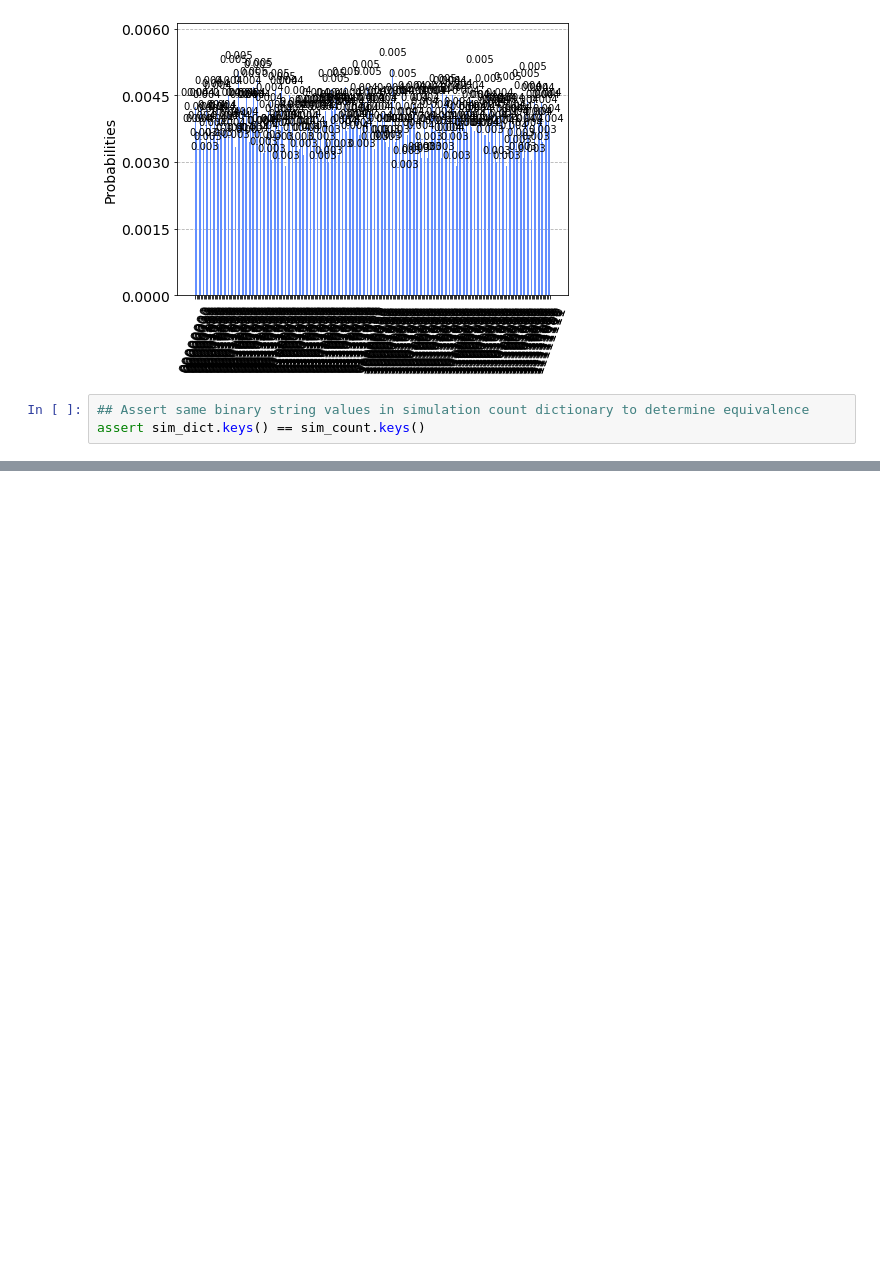
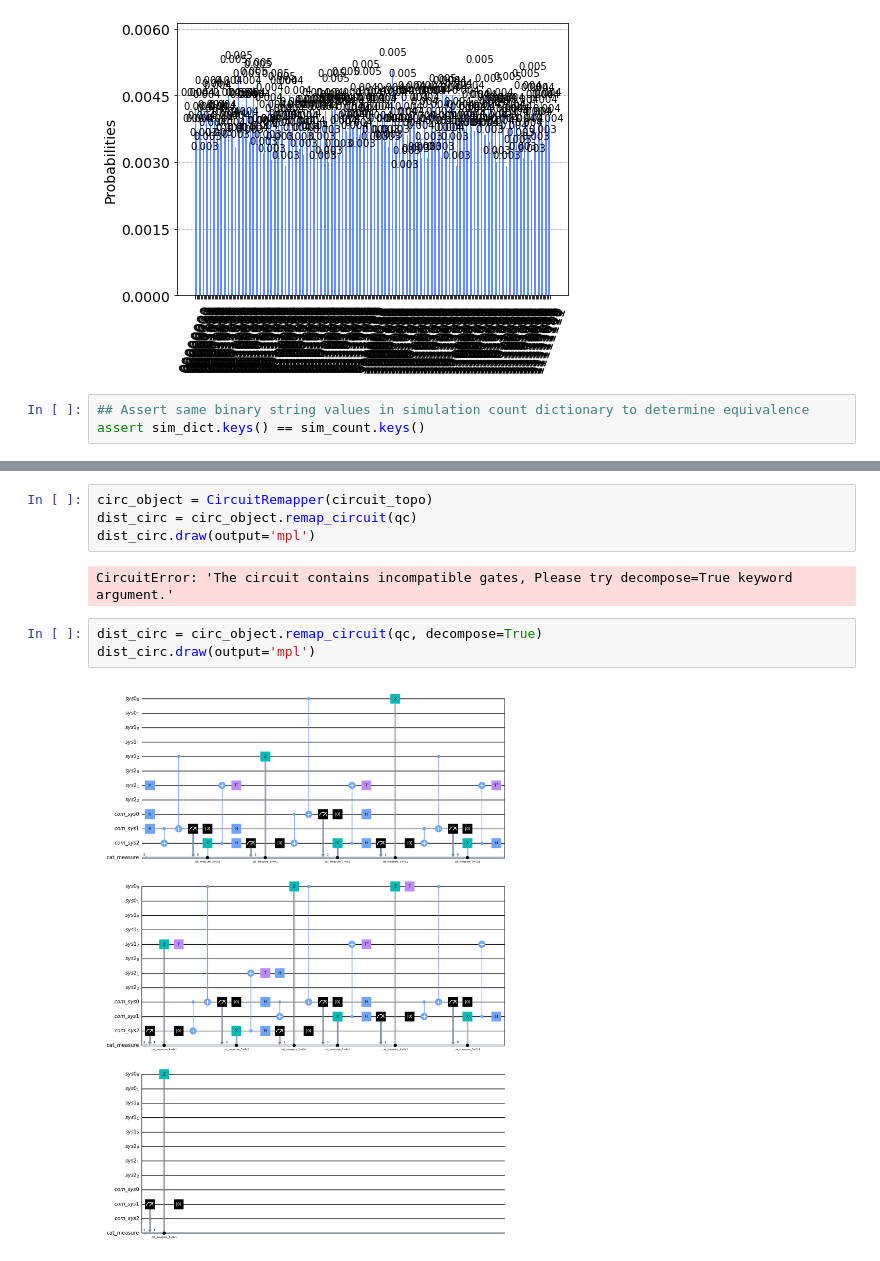
Before and after one commit to Interlin-q/diskit, a Jupyter notebook: distributed_qiskit/LayerByLayer.ipynb, the cells around one changed output, grey strips where cells are left out. Cells and saved outputs as stored; diff of their text form; blank space fills up the shorter version.

```diff
--- a/distributed_qiskit/LayerByLayer.ipynb
+++ b/distributed_qiskit/LayerByLayer.ipynb
@@ -342,0 +412,11 @@ assert sim_dict.keys() == sim_count.keys()
+# %%
+circ_object = CircuitRemapper(circuit_topo)
+dist_circ = circ_object.remap_circuit(qc)
+dist_circ.draw(output='mpl')
+# %% [output]
+CircuitError: 'The circuit contains incompatible gates, Please try decompose=True keyword argument.'
+# %%
+dist_circ = circ_object.remap_circuit(qc, decompose=True)
+dist_circ.draw(output='mpl')
+# %% [output]
+[figure, added]
```
Also changed, not shown: parts of 10 cells of this notebook, 2 other files.
